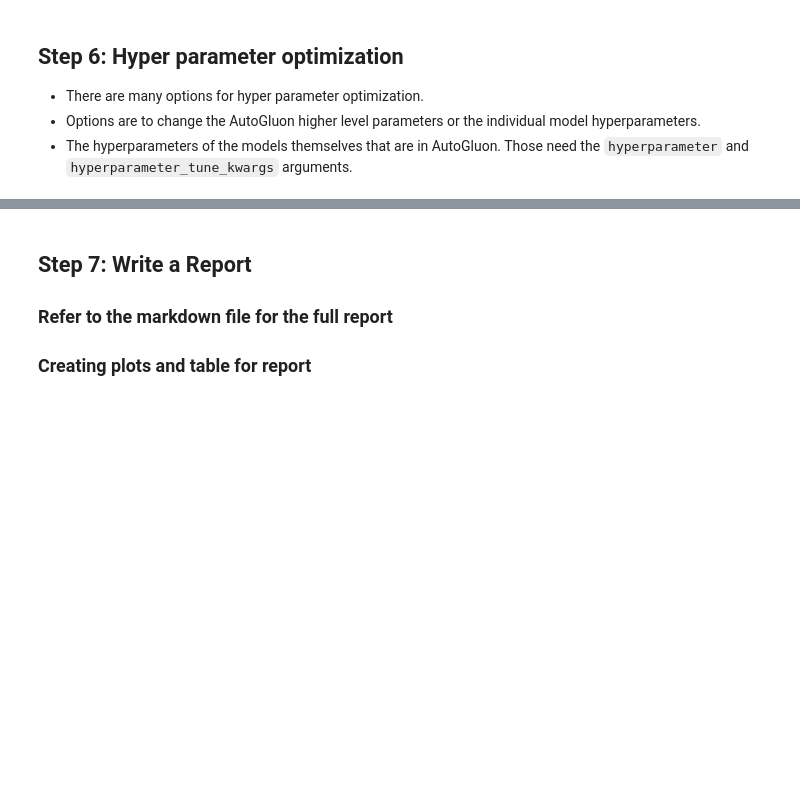
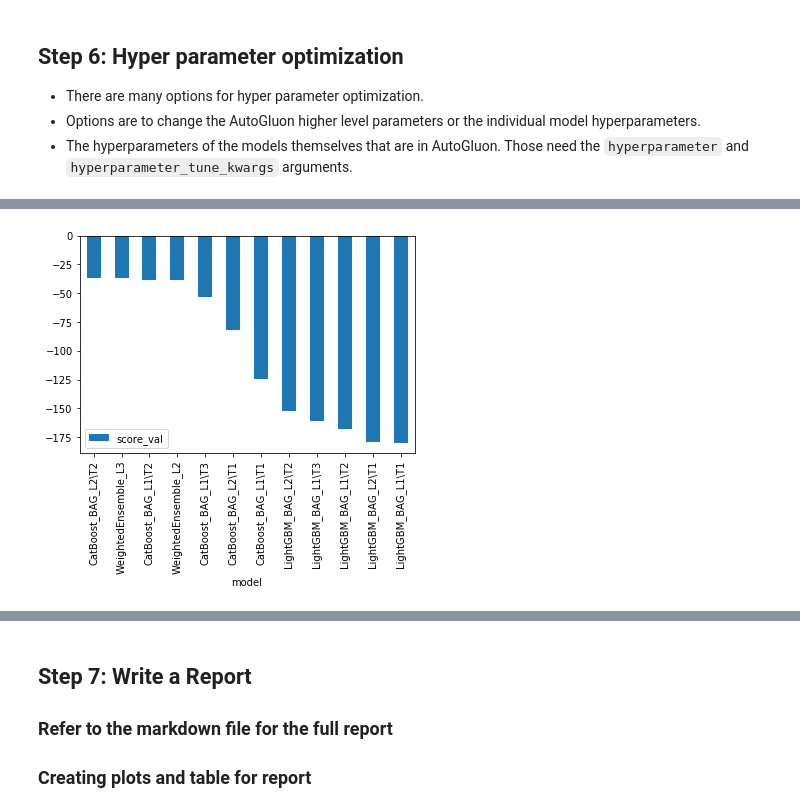
Before and after one commit to mervat-khaled/cd0385-project-starter, a Jupyter notebook: project/project-template.ipynb, the cells around one changed output, grey strips where cells are left out. Cells and saved outputs as stored; diff of their text form; code cells hidden in the pictures; blank space fills up the shorter version.

```diff
--- a/project/project-template.ipynb
+++ b/project/project-template.ipynb
@@ -521,0 +523,3 @@ predictor_new_hpo = TabularPredictor(?).fit(?)
+# %%
+train=pandas.read_csv("data/train.csv",parse_dates=["datetime"])
+test=pandas.read_csv("data/test.csv",parse_dates=["datetime"])
@@ -521,0 +537,5 @@ predictor_new_hpo = TabularPredictor(?).fit(?)
+# %%
+train["season"] = train.season.astype("category")
+train["weather"] = train.weather.astype("category")
+test["season"] = test.season.astype("category")
+test["weather"] = test.season.astype("category")
@@ -521,0 +546,34 @@ predictor_new_hpo = TabularPredictor(?).fit(?)
+# %%
+catboost_hyperparams = {
+    'iterations' : 100,
+    'learning_rate' : ag.space.Real(lower=0.01, upper=0.3, log=True),
+    'depth' : ag.space.Int(lower=4, upper=10)
+}
+gbm_hyperparams = {
+    'num_boost_round': 100,
+    'learning_rate' : ag.space.Real(lower=0.01, upper=0.3, log=True),
+    'num_leaves': ag.space.Int(lower=10, upper=26, default=16)
+}
+hyperparameters={
+    "CAT":catboost_hyperparams,
+    "GBM":gbm_hyperparams
+}
+
+hyperparameter_tune_kwargs = {
+    'scheduler' : 'local',
+    'searcher' : "auto"
+}
+# %%
+predictor_new_hpo = TabularPredictor(
+    label="count",
+    problem_type="regression",
+    eval_metric="root_mean_squared_error",
+    learner_kwargs={"ignored_columns":["casual", "registered"]}
+).fit(
+    train_data=train,
+    time_limit=600,
+    presets='best_quality',
+    hyperparameters=hyperparameters,
+    hyperparameter_tune_kwargs=hyperparameter_tune_kwargs
+
+)
@@ -523,0 +635,4 @@ predictor_new_hpo.fit_summary()
+# %%
+predictor_new_hpo.leaderboard(silent=True).plot(kind="bar",x="model",y="score_val");
+# %% [output]
+[figure, added]
```
Also changed, not shown: parts of 20 cells of this notebook, 4 other files.
